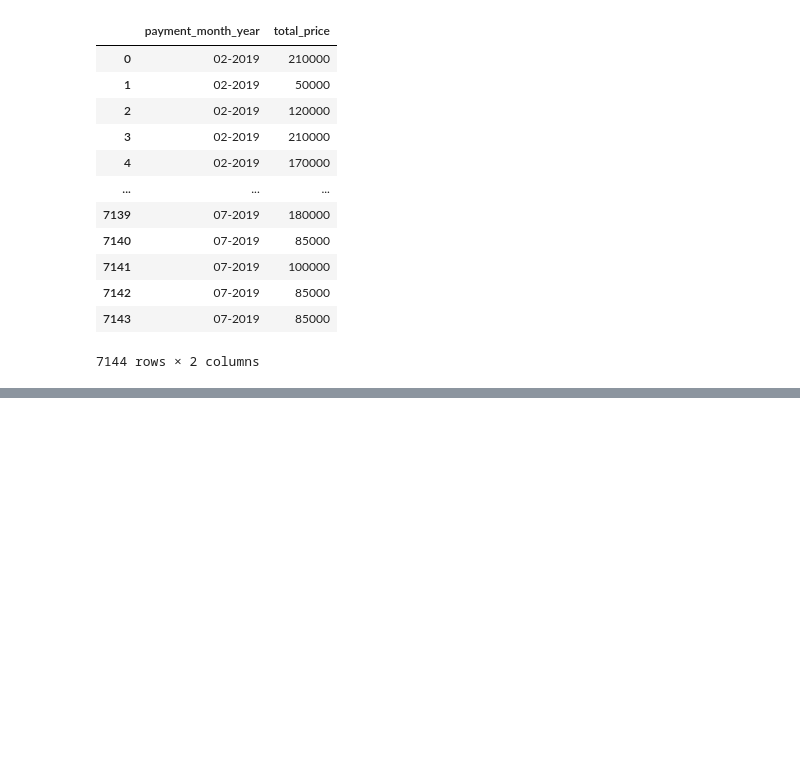
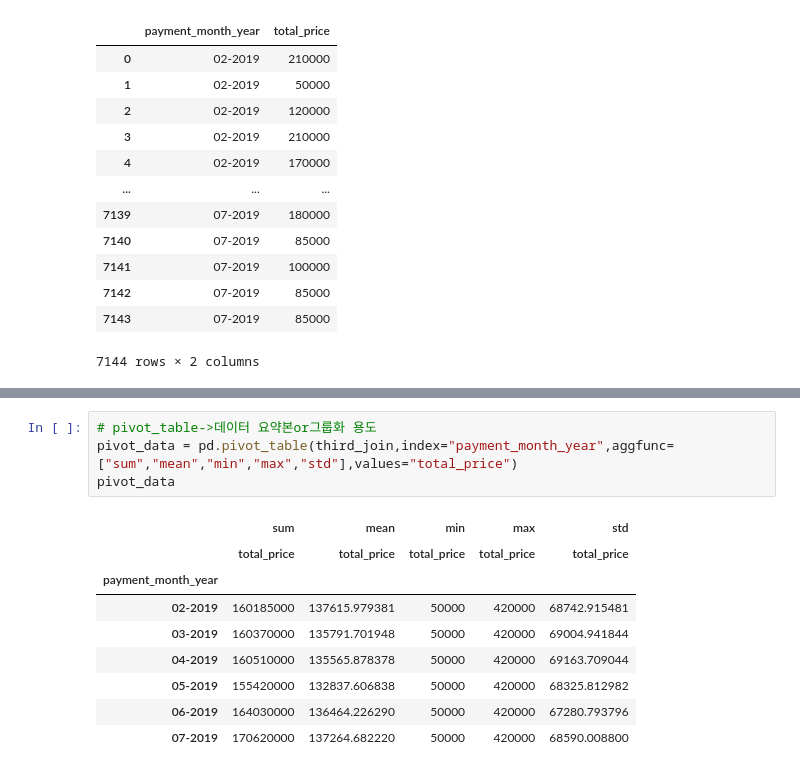
Before and after one commit to umjiwoo/ubion, a Jupyter notebook: 05_transaction.ipynb, the cells around one changed output, grey strips where cells are left out. Cells and saved outputs as stored; diff of their text form; blank space fills up the shorter version.

```diff
--- a/05_transaction.ipynb
+++ b/05_transaction.ipynb
@@ -289,0 +305,14 @@ third_join[['payment_month_year','total_price']]
+# %%
+# pivot_table->데이터 요약본or그룹화 용도
+pivot_data = pd.pivot_table(third_join,index="payment_month_year",aggfunc=["sum","mean","min","max","std"],values="total_price")
+pivot_data
+# %% [output]
+|  | sum | mean | min | max | std |
+|  | total_price | total_price | total_price | total_price | total_price |
+| payment_month_year |  |  |  |  |  |
+| 02-2019 | 160185000 | 137615.979381 | 50000 | 420000 | 68742.915481 |
+| 03-2019 | 160370000 | 135791.701948 | 50000 | 420000 | 69004.941844 |
+| 04-2019 | 160510000 | 135565.878378 | 50000 | 420000 | 69163.709044 |
+| 05-2019 | 155420000 | 132837.606838 | 50000 | 420000 | 68325.812982 |
+| 06-2019 | 164030000 | 136464.226290 | 50000 | 420000 | 67280.793796 |
+| 07-2019 | 170620000 | 137264.682220 | 50000 | 420000 | 68590.008800 |
```
Also changed, not shown: parts of 6 cells of this notebook.
